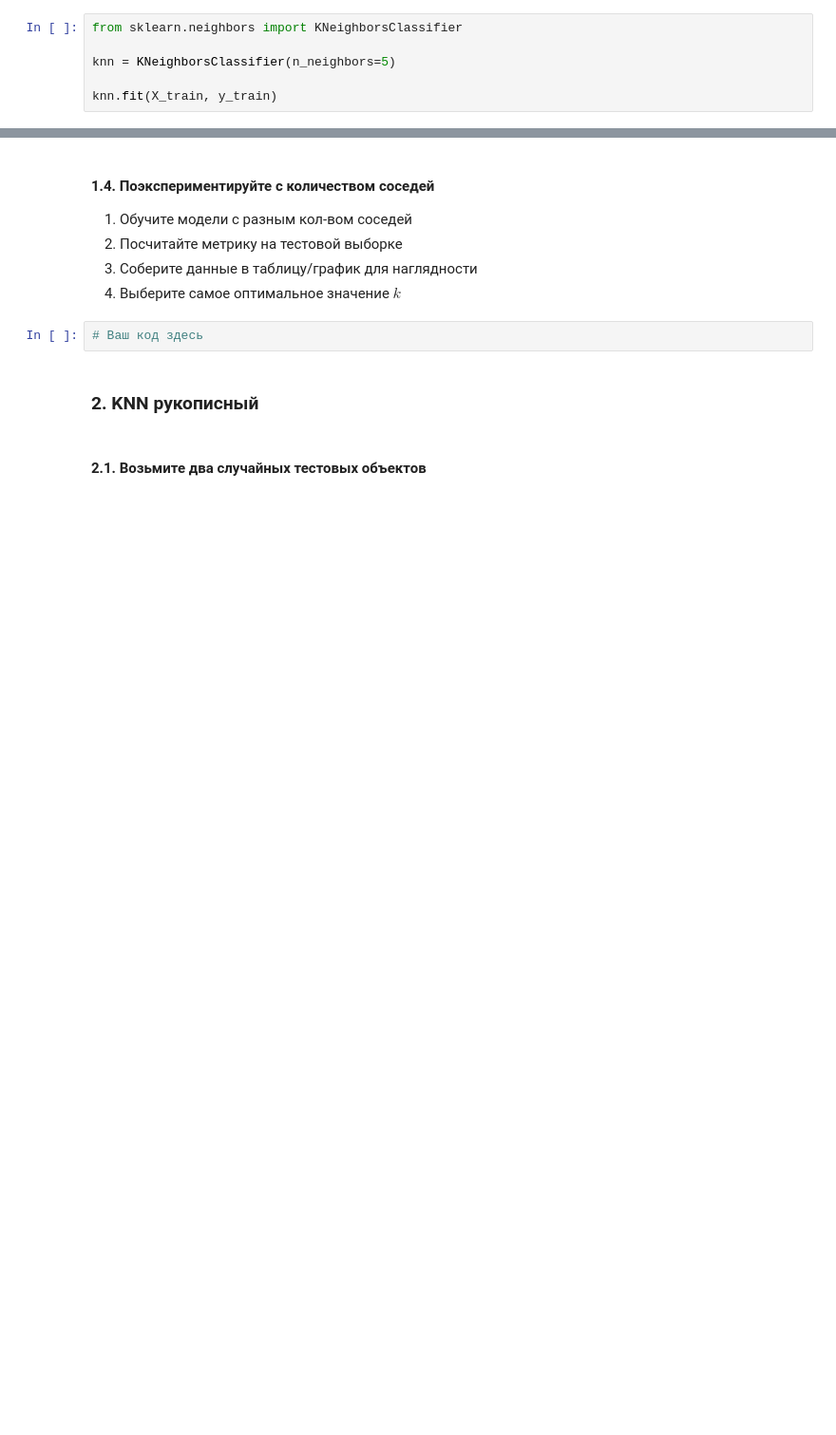
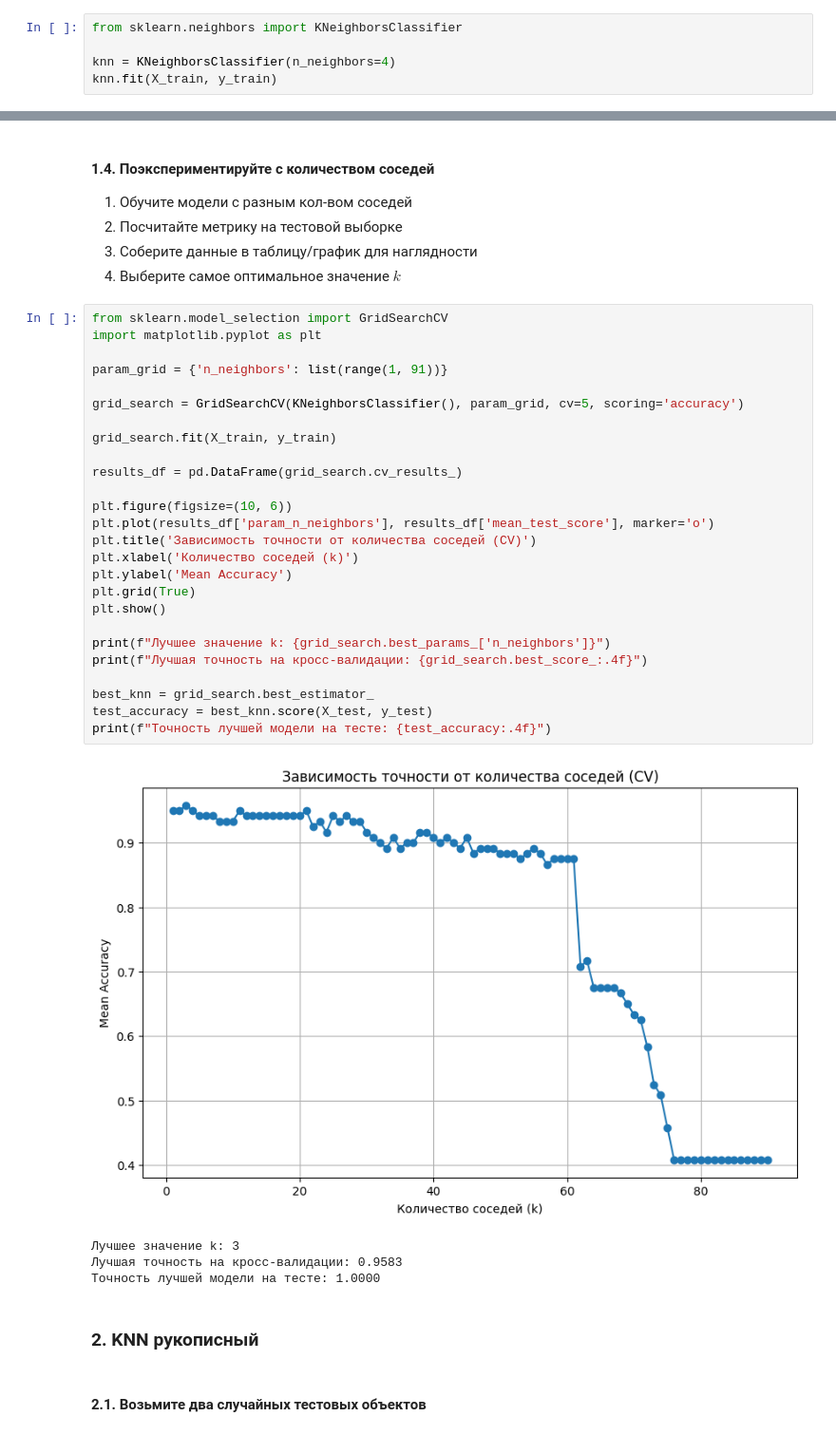
Before and after one commit to fruct49/ml_practice, a Jupyter notebook: Практическая_работа_4_Метод_K_ближайших_соседей.ipynb, the cells around one changed output, grey strips where cells are left out. Shown at 95% size. Drawn from its saved outputs; the diff is of its cells as text; blank space fills up the shorter version.

```diff
--- a/Практическая_работа_4_Метод_K_ближайших_соседей.ipynb
+++ b/Практическая_работа_4_Метод_K_ближайших_соседей.ipynb
@@ -56,7 +56,6 @@ print(f"Размер тестовой выборки: {X_test.shape[0]}")
 # %%
 from sklearn.neighbors import KNeighborsClassifier
 
-knn = KNeighborsClassifier(n_neighbors=5)
-
+knn = KNeighborsClassifier(n_neighbors=4)
 knn.fit(X_train, y_train)
 # %% [output]
@@ -72,8 +91,37 @@ KNeighborsClassifier()
 2. Посчитайте метрику на тестовой выборке
 3. Соберите данные в таблицу/график для наглядности
 4. Выберите самое оптимальное значение $k$
-# %%
-# Ваш код здесь
+# %%
+from sklearn.model_selection import GridSearchCV
+import matplotlib.pyplot as plt
+
+param_grid = {'n_neighbors': list(range(1, 91))}
+
+grid_search = GridSearchCV(KNeighborsClassifier(), param_grid, cv=5, scoring='accuracy')
+
+grid_search.fit(X_train, y_train)
+
+results_df = pd.DataFrame(grid_search.cv_results_)
+
+plt.figure(figsize=(10, 6))
+plt.plot(results_df['param_n_neighbors'], results_df['mean_test_score'], marker='o')
+plt.title('Зависимость точности от количества соседей (CV)')
+plt.xlabel('Количество соседей (k)')
+plt.ylabel('Mean Accuracy')
+plt.grid(True)
+plt.show()
+
+print(f"Лучшее значение k: {grid_search.best_params_['n_neighbors']}")
+print(f"Лучшая точность на кросс-валидации: {grid_search.best_score_:.4f}")
+
+best_knn = grid_search.best_estimator_
+test_accuracy = best_knn.score(X_test, y_test)
+print(f"Точность лучшей модели на тесте: {test_accuracy:.4f}")
+# %% [output]
+[figure, added]
+Лучшее значение k: 3
+Лучшая точность на кросс-валидации: 0.9583
+Точность лучшей модели на тесте: 1.0000
 # %% [markdown]
 ### **2. KNN рукописный**
 # %% [markdown]
```
Also changed, not shown: parts of 14 cells of this notebook.
